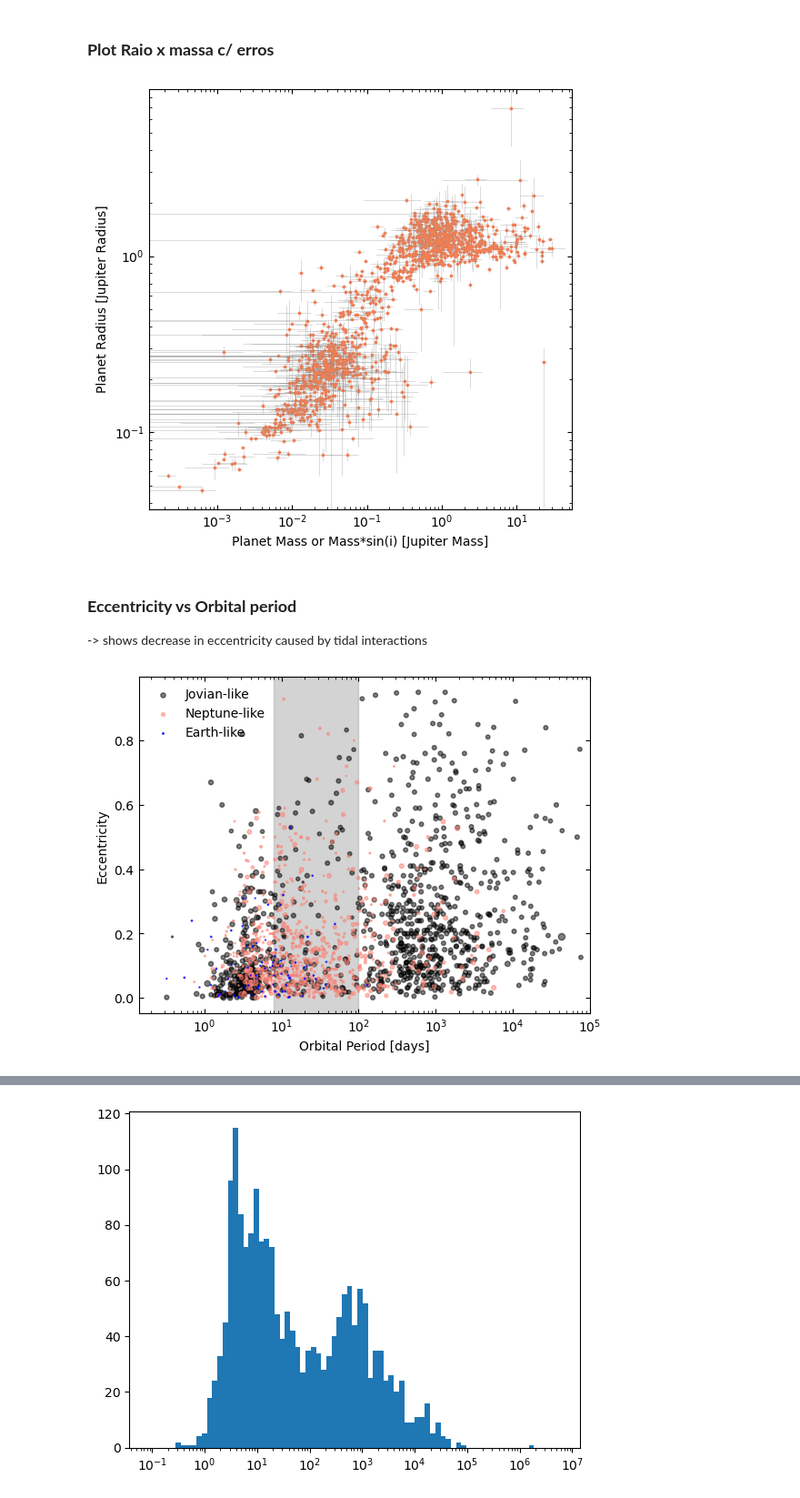
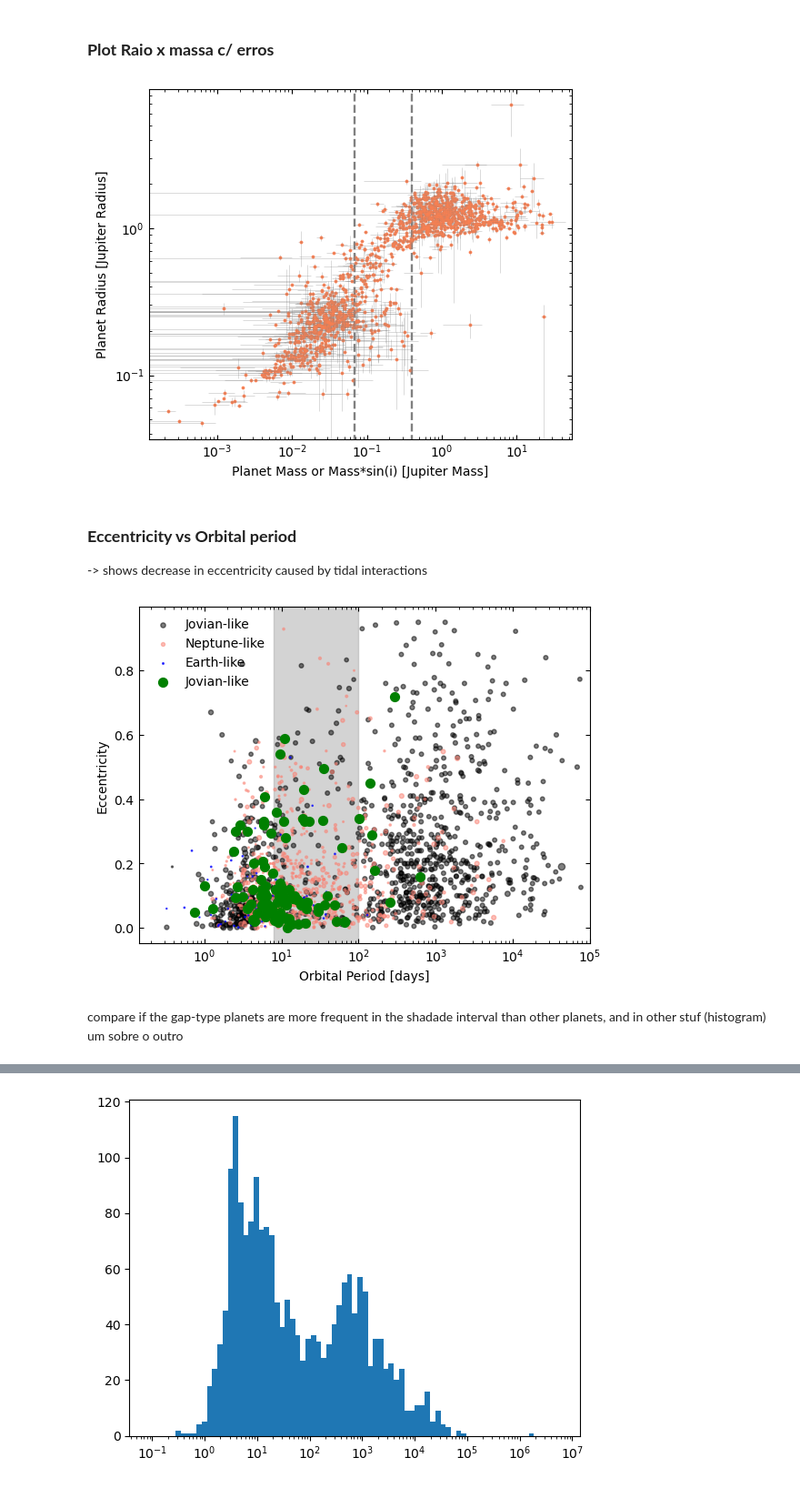
Before and after one commit to ylaksl/Exoplanets-Stats, a Jupyter notebook: exoplanet-stats.ipynb, the cells around one changed output, grey strips where cells are left out. Shown at 91% size. Saved outputs shown, nothing was run; the diff lists cells and outputs as text; code cells hidden in the pictures.

Commit message:
histograma

```diff
--- a/exoplanet-stats.ipynb
+++ b/exoplanet-stats.ipynb
@@ -169,18 +181,24 @@ yerrmin = plot4['pl_radjerr2']
 
 yerror = [yerrmax, abs(yerrmin)]
 # %%
-plt.figure(figsize=(6,6))
+plt.figure(figsize=(6,5))
 plt.scatter(plot4['pl_bmassj'], plot4['pl_radj'], s = 2, c = 'coral')
 plt.tick_params(direction='in', which = 'both', bottom = 1, top =1, left = 1, right = 1)
 plt.xscale('log')
 plt.yscale('log')
 
+plt.vlines(0.4, 0, 50, color = 'gray', linestyle = '--', linewidth=1.7)
+plt.vlines(0.0692, 0, 50, color = 'gray', linestyle = '--', linewidth=1.7)
+
 plt.errorbar(plot4['pl_bmassj'], plot4['pl_radj'], xerr= xerror, yerr= yerror, fmt= 'o', ecolor='gray', elinewidth=0.5, alpha = .4, mfc = 'coral', mew = 0, ms = 3, )
 plt.ylabel('Planet Radius [Jupiter Radius]')
 plt.xlabel('Planet Mass or Mass*sin(i) [Jupiter Mass]')
+plt.savefig('raio_mass.png', dpi=500)
+
+
 plt.show()
 # %% [output]
-[figure, old version]
+[figure, new version]
 # %% [markdown]
 ### **Eccentricity vs Orbital period**
 -> shows decrease in eccentricity caused by tidal interactions
@@ -202,6 +221,8 @@ plt.axvspan(8, 100, alpha=0.5, color='darkgray')
 plt.scatter(res3['pl_orbper'], res3['pl_orbeccen'], s =  res3['pl_radj'] * 10, c = 'black', marker = 'o', alpha = 0.5, label = 'Jovian-like') ## jupiters
 plt.scatter(res2['pl_orbper'], res2['pl_orbeccen'], s =  res2['pl_radj'] * 10, c = 'salmon', marker = 'o',alpha = 0.5, label = 'Neptune-like') ## netunos
 plt.scatter(res1['pl_orbper'], res1['pl_orbeccen'], s = res1['pl_radj'] * 10, c = 'blue', marker = 'o', alpha = 0.7, label = 'Earth-like') ## terras
+plt.scatter(gap['pl_orbper'], gap['pl_orbeccen'], s =  50, c = 'green', marker = 'o', alpha = 1, label = 'Jovian-like') ## jupiters
+
 #plt.scatter(mini_nep['pl_orbper'], mini_nep['pl_orbeccen'], s = mini_nep['pl_radj'] * 10, c = 'yellow', marker = 'o', label = 'mininep') ## terras
 
 
@@ -213,4 +234,6 @@ plt.ylabel('Eccentricity')
 plt.legend(frameon=False)
 plt.show()
 # %% [output]
-[figure, old version]
+[figure, new version]
+# %% [markdown]
+compare if the gap-type planets are more frequent in the shadade interval than other planets, and in other stuf (histogram) um sobre o outro
```
Also changed, not shown: parts of 12 cells of this notebook, 1 other file.
